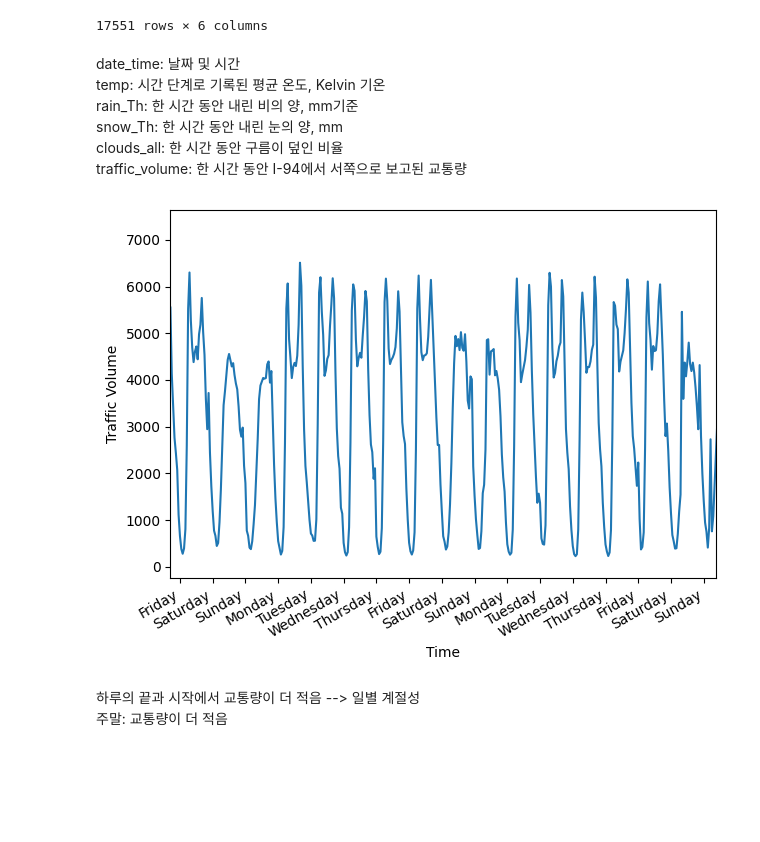
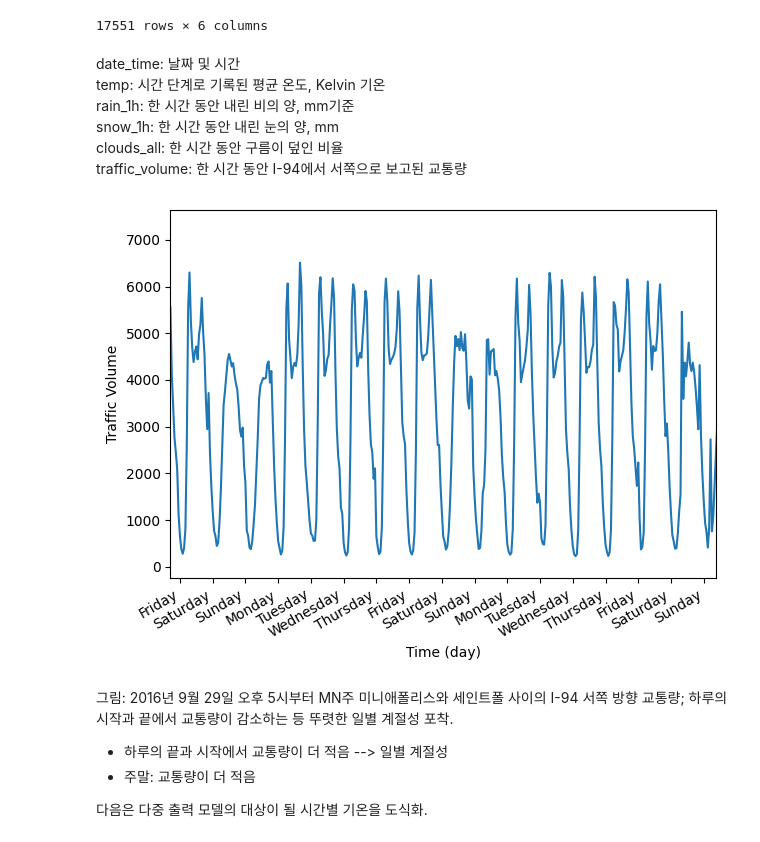
Before and after one commit to mskcho00/TimeSeries-Self-Practice, a Jupyter notebook: 12_Deep Learning in TS.ipynb, the cells around one changed output. Saved outputs shown, nothing was run; the diff lists cells and outputs as text; code cells hidden in the pictures; blank space fills up the shorter version.

```diff
--- a/12_Deep Learning in TS.ipynb
+++ b/12_Deep Learning in TS.ipynb
@@ -59,31 +63,34 @@ df
 # %% [markdown]
 date_time: 날짜 및 시간
 temp: 시간 단계로 기록된 평균 온도, Kelvin 기온
-rain_Th: 한 시간 동안 내린 비의 양, mm기준
-snow_Th: 한 시간 동안 내린 눈의 양, mm
+rain_1h: 한 시간 동안 내린 비의 양, mm기준
+snow_1h: 한 시간 동안 내린 눈의 양, mm
 clouds_all: 한 시간 동안 구름이 덮인 비율
 traffic_volume: 한 시간 동안 I-94에서 서쪽으로 보고된 교통량
 # %%
 import matplotlib.pyplot as plt
 import numpy as np
 
 fig, ax = plt.subplots()
 
 ax.plot(df['traffic_volume'])
-ax.set_xlabel('Time')
+ax.set_xlabel('Time (day)')
 ax.set_ylabel('Traffic Volume')
 
 plt.xticks(np.arange(7, 400, 24), ['Friday', 'Saturday', 'Sunday', 'Monday',
                                    'Tuesday', 'Wednesday', 'Thursday', 'Friday', 'Saturday',
                                    'Sunday', 'Monday', 'Tuesday', 'Wednesday', 'Thursday',
                                    'Friday', 'Saturday', 'Sunday'])
 
 plt.xlim(0, 400)
 
 fig.autofmt_xdate()
 plt.tight_layout()
 # %% [output]
-[figure, old version]
+[figure, new version]
 # %% [markdown]
-하루의 끝과 시작에서 교통량이 더 적음 --> 일별 계절성
-주말: 교통량이 더 적음
+그림: 2016년 9월 29일 오후 5시부터 MN주 미니애폴리스와 세인트폴 사이의 I-94 서쪽 방향 교통량; 하루의 시작과 끝에서 교통량이 감소하는 등 뚜렷한 일별 계절성 포착.
+- 하루의 끝과 시작에서 교통량이 더 적음 --> 일별 계절성
+- 주말: 교통량이 더 적음
+
+다음은 다중 출력 모델의 대상이 될 시간별 기온을 도식화.
```
Also changed, not shown: parts of 25 cells of this notebook, 3 other files.
